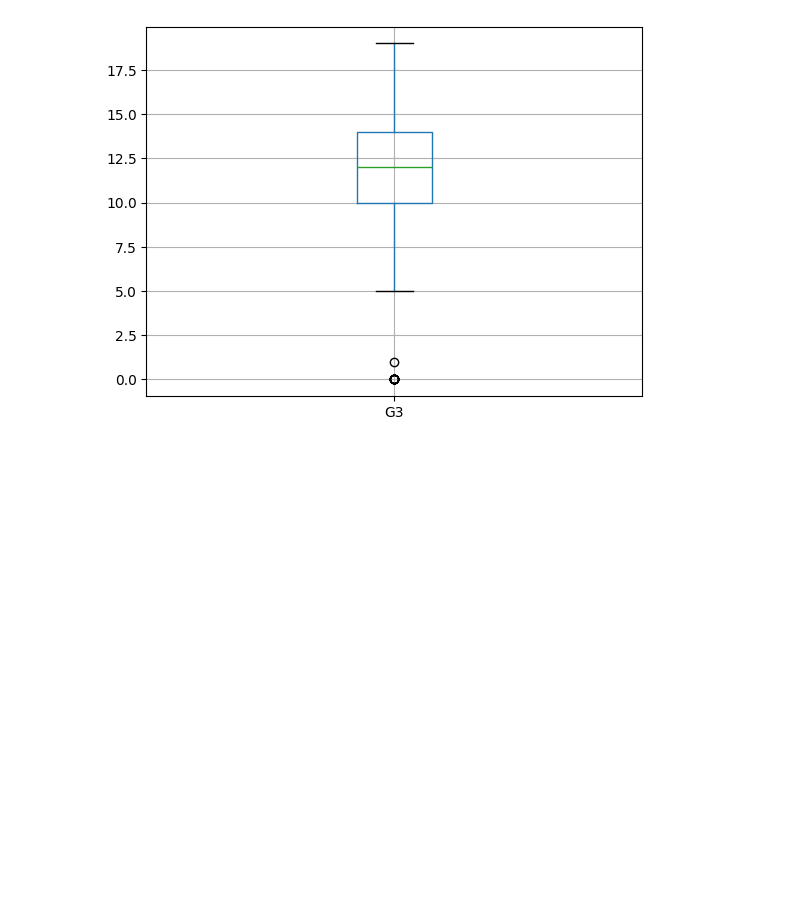
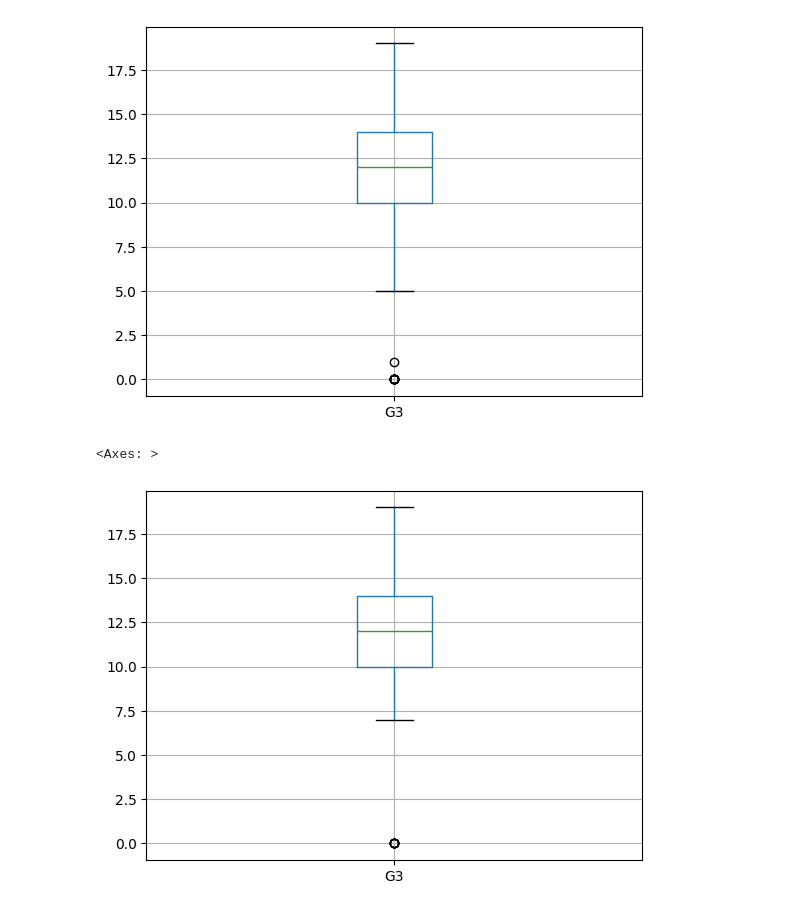
Before and after one commit to Tumup/estadistica, a Jupyter notebook: ESTADISTICA/analisis.ipynb, the cells around one changed output. Drawn from its saved outputs; the diff is of its cells as text; code cells hidden in the pictures; blank space fills up the shorter version.

```diff
--- a/ESTADISTICA/analisis.ipynb
+++ b/ESTADISTICA/analisis.ipynb
@@ -243,3 +243,8 @@ df.boxplot(column="G3")
 # %% [output]
 <Axes: >
 [figure]
+# %%
+dfcF.boxplot(column="G3")
+# %% [output]
+<Axes: >
+[figure, added]
```
Also changed, not shown: parts of 7 cells of this notebook.
